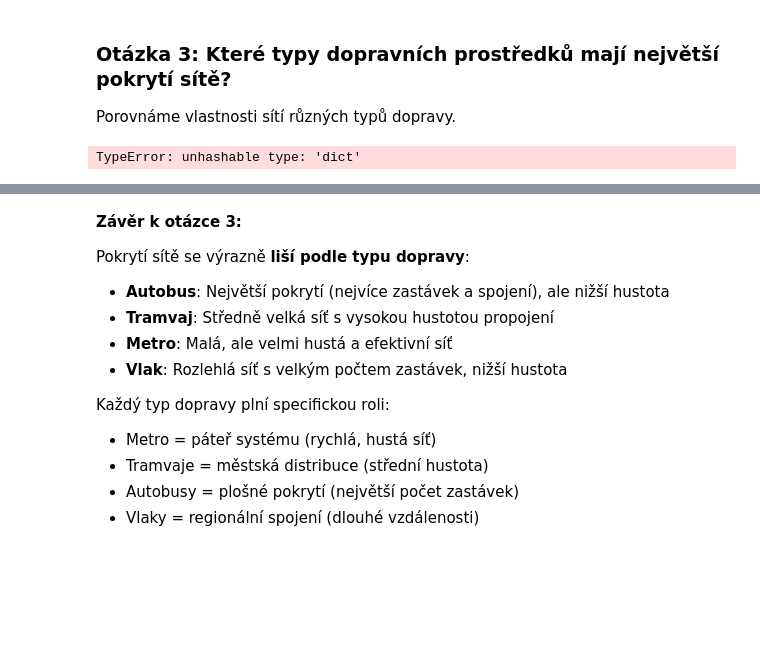
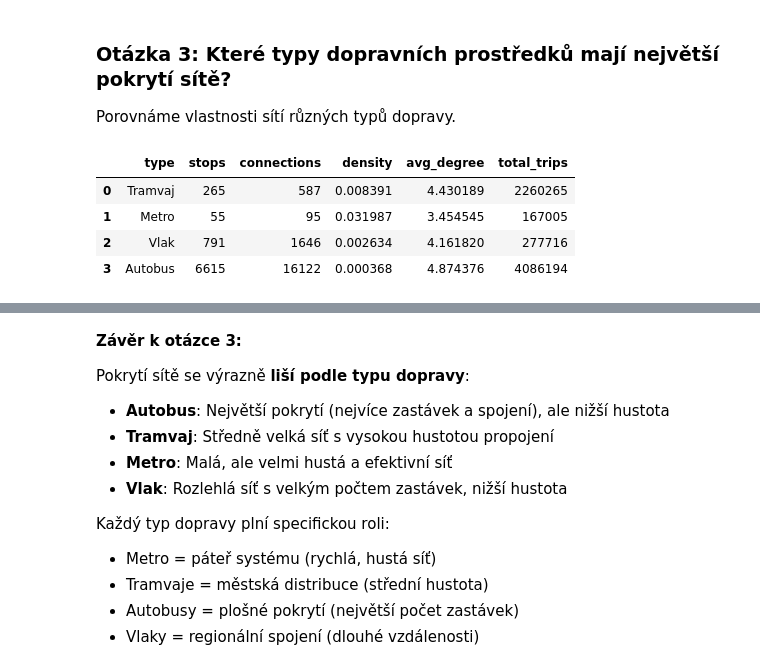
Before and after one commit to stasbebra2006/BI-VIZ, a Jupyter notebook: hms/hm02/assignment02.ipynb, the cells around one changed output, grey strips where cells are left out. Saved outputs shown, nothing was run; the diff lists cells and outputs as text; code cells hidden in the pictures; blank space fills up the shorter version.

```diff
--- a/hms/hm02/assignment02.ipynb
+++ b/hms/hm02/assignment02.ipynb
@@ -1126,36 +1126,40 @@ route_types_to_analyze = {
 }
 
 graphs_by_type = {}
 stats_by_type = []
 
 for route_type, name in route_types_to_analyze.items():
-    # Filtrujeme hrany
-    edges = [(u, v, d) for u, v, d in G.edges(data=True) if d.get('route_type') == route_type]
+    # Filtrujeme hrany - vytvořit jen (u, v) tuples
+    edges = [(u, v) for u, v, d in G.edges(data=True) if d.get('route_type') == route_type]
 
     if not edges:
         continue
 
     # Vytvoříme podgraf
     G_type = G.edge_subgraph(edges).copy()
     graphs_by_type[route_type] = G_type
 
     # Statistiky
     total_weight = sum([d['weight'] for u, v, d in G_type.edges(data=True)])
     avg_degree = np.mean([d for n, d in G_type.degree()])
 
     stats_by_type.append({
         'type': name,
         'stops': G_type.number_of_nodes(),
         'connections': G_type.number_of_edges(),
         'density': nx.density(G_type),
         'avg_degree': avg_degree,
         'total_trips': total_weight
     })
 
 stats_df = pd.DataFrame(stats_by_type)
 display(stats_df)
 # %% [output]
-TypeError: unhashable type: 'dict'
+|  | type | stops | connections | density | avg_degree | total_trips |
+| 0 | Tramvaj | 265 | 587 | 0.008391 | 4.430189 | 2260265 |
+| 1 | Metro | 55 | 95 | 0.031987 | 3.454545 | 167005 |
+| 2 | Vlak | 791 | 1646 | 0.002634 | 4.161820 | 277716 |
+| 3 | Autobus | 6615 | 16122 | 0.000368 | 4.874376 | 4086194 |
 # %%
 # Vizualizace porovnání
 fig, axes = plt.subplots(2, 2, figsize=(16, 12))
```
Also changed, not shown: parts of 12 cells of this notebook.
